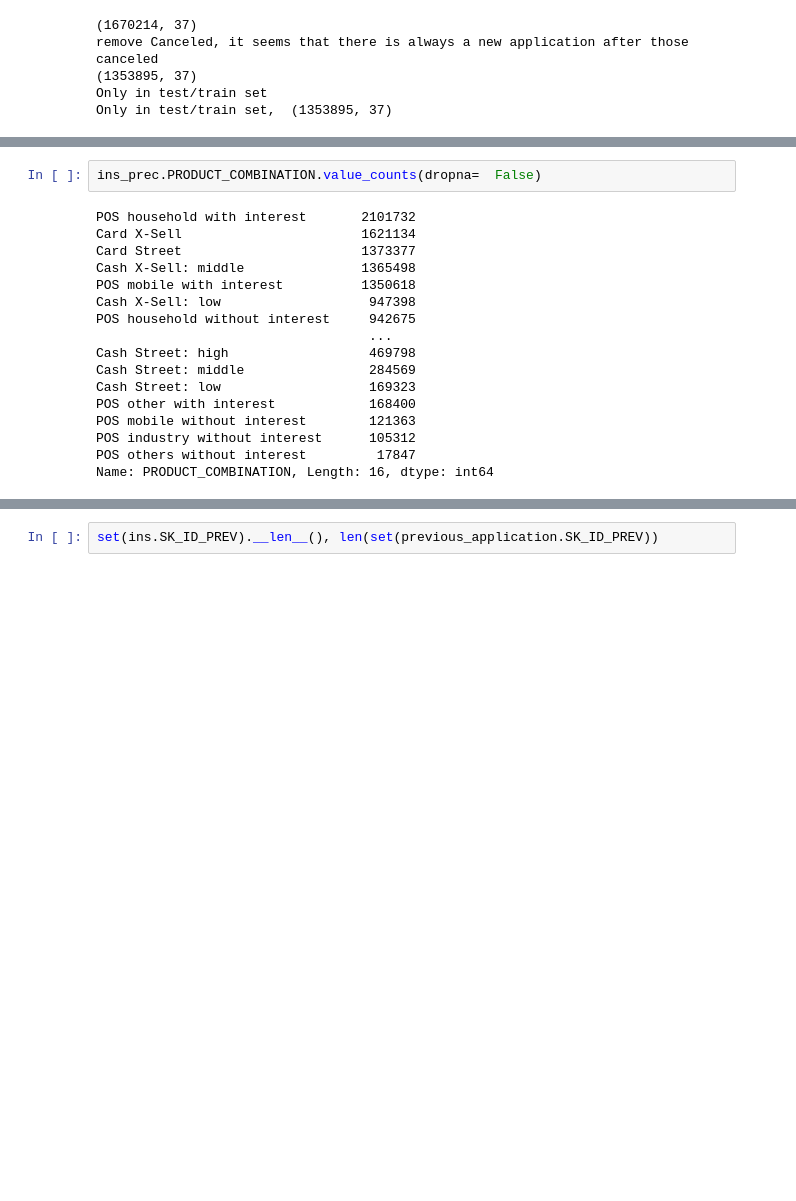
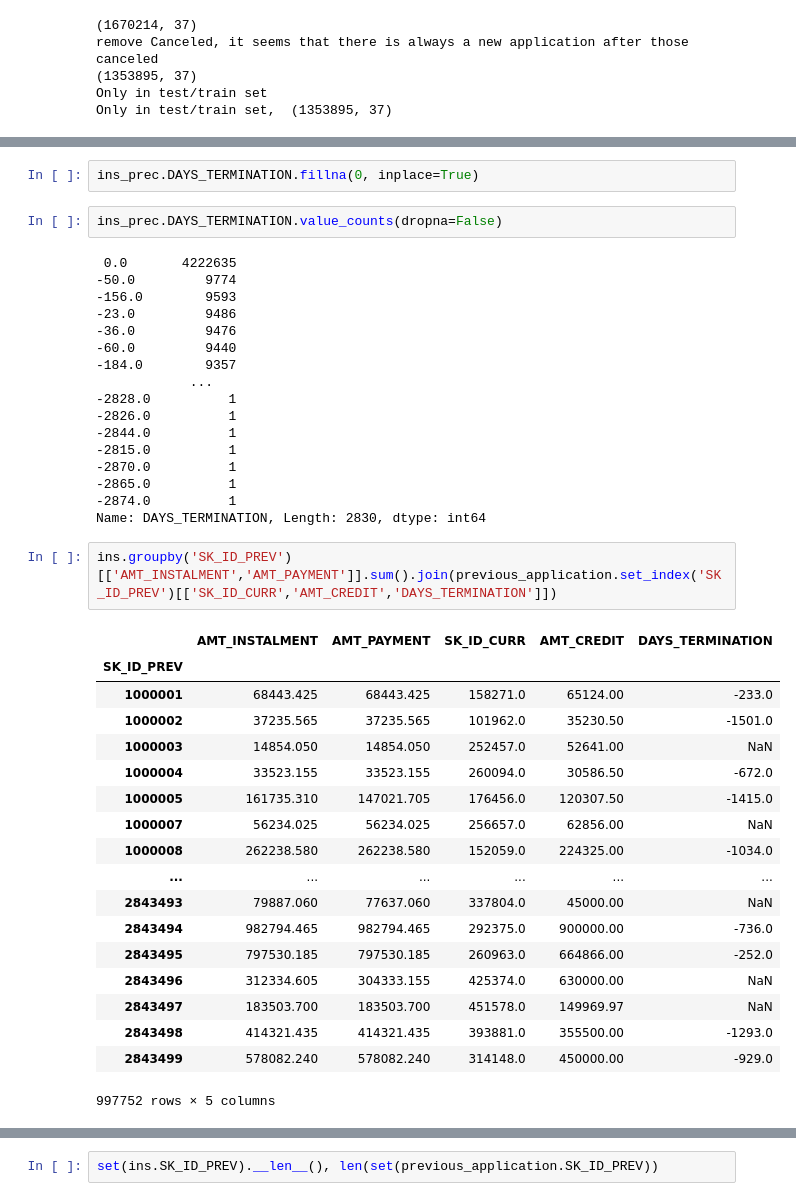
Before and after one commit to rafarui/playground, a Jupyter notebook: home_cred/model2.ipynb, the cells around one changed output, grey strips where cells are left out. Saved outputs shown, nothing was run; the diff lists cells and outputs as text; blank space fills up the shorter version.

```diff
--- a/home_cred/model2.ipynb
+++ b/home_cred/model2.ipynb
@@ -82,19 +140,42 @@ ins_prec = ins.merge(previous_application, on=['SK_ID_PREV','SK_ID_CURR'], how='
+# %%
+ins_prec.DAYS_TERMINATION.fillna(0, inplace=True)
 # %%
-ins_prec.PRODUCT_COMBINATION.value_counts(dropna=  False)
+ins_prec.DAYS_TERMINATION.value_counts(dropna=False)
 # %% [output]
-POS household with interest       2101732
-Card X-Sell                       1621134
-Card Street                       1373377
-Cash X-Sell: middle               1365498
-POS mobile with interest          1350618
-Cash X-Sell: low                   947398
-POS household without interest     942675
-                                   ...
-Cash Street: high                  469798
-Cash Street: middle                284569
-Cash Street: low                   169323
-POS other with interest            168400
-POS mobile without interest        121363
-POS industry without interest      105312
-POS others without interest         17847
-Name: PRODUCT_COMBINATION, Length: 16, dtype: int64
+ 0.0       4222635
+-50.0         9774
+-156.0        9593
+-23.0         9486
+-36.0         9476
+-60.0         9440
+-184.0        9357
+            ...
+-2828.0          1
+-2826.0          1
+-2844.0          1
+-2815.0          1
+-2870.0          1
+-2865.0          1
+-2874.0          1
+Name: DAYS_TERMINATION, Length: 2830, dtype: int64
+# %%
+ins.groupby('SK_ID_PREV')[['AMT_INSTALMENT','AMT_PAYMENT']].sum().join(previous_application.set_index('SK_ID_PREV')[['SK_ID_CURR','AMT_CREDIT','DAYS_TERMINATION']])
+# %% [output]
+|  | AMT_INSTALMENT | AMT_PAYMENT | SK_ID_CURR | AMT_CREDIT | DAYS_TERMINATION |
+| SK_ID_PREV |  |  |  |  |  |
+| 1000001 | 68443.425 | 68443.425 | 158271.0 | 65124.00 | -233.0 |
+| 1000002 | 37235.565 | 37235.565 | 101962.0 | 35230.50 | -1501.0 |
+| 1000003 | 14854.050 | 14854.050 | 252457.0 | 52641.00 | NaN |
+| 1000004 | 33523.155 | 33523.155 | 260094.0 | 30586.50 | -672.0 |
+| 1000005 | 161735.310 | 147021.705 | 176456.0 | 120307.50 | -1415.0 |
+| 1000007 | 56234.025 | 56234.025 | 256657.0 | 62856.00 | NaN |
+| 1000008 | 262238.580 | 262238.580 | 152059.0 | 224325.00 | -1034.0 |
+| ... | ... | ... | ... | ... | ... |
+| 2843493 | 79887.060 | 77637.060 | 337804.0 | 45000.00 | NaN |
+| 2843494 | 982794.465 | 982794.465 | 292375.0 | 900000.00 | -736.0 |
+| 2843495 | 797530.185 | 797530.185 | 260963.0 | 664866.00 | -252.0 |
+| 2843496 | 312334.605 | 304333.155 | 425374.0 | 630000.00 | NaN |
+| 2843497 | 183503.700 | 183503.700 | 451578.0 | 149969.97 | NaN |
+| 2843498 | 414321.435 | 414321.435 | 393881.0 | 355500.00 | -1293.0 |
+| 2843499 | 578082.240 | 578082.240 | 314148.0 | 450000.00 | -929.0 |
+997752 rows × 5 columns
```
Also changed, not shown: parts of 44 cells of this notebook, 1 other file.
